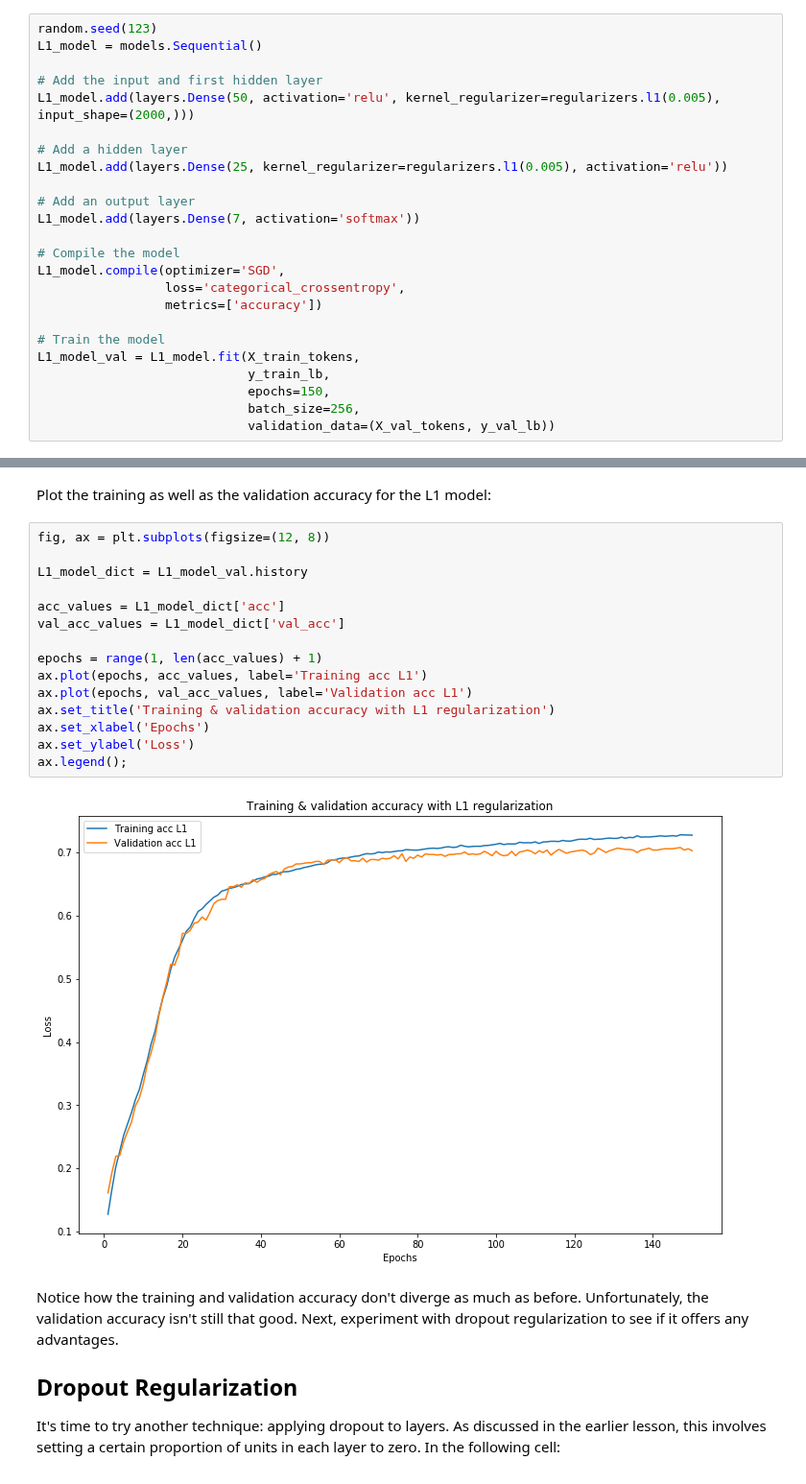
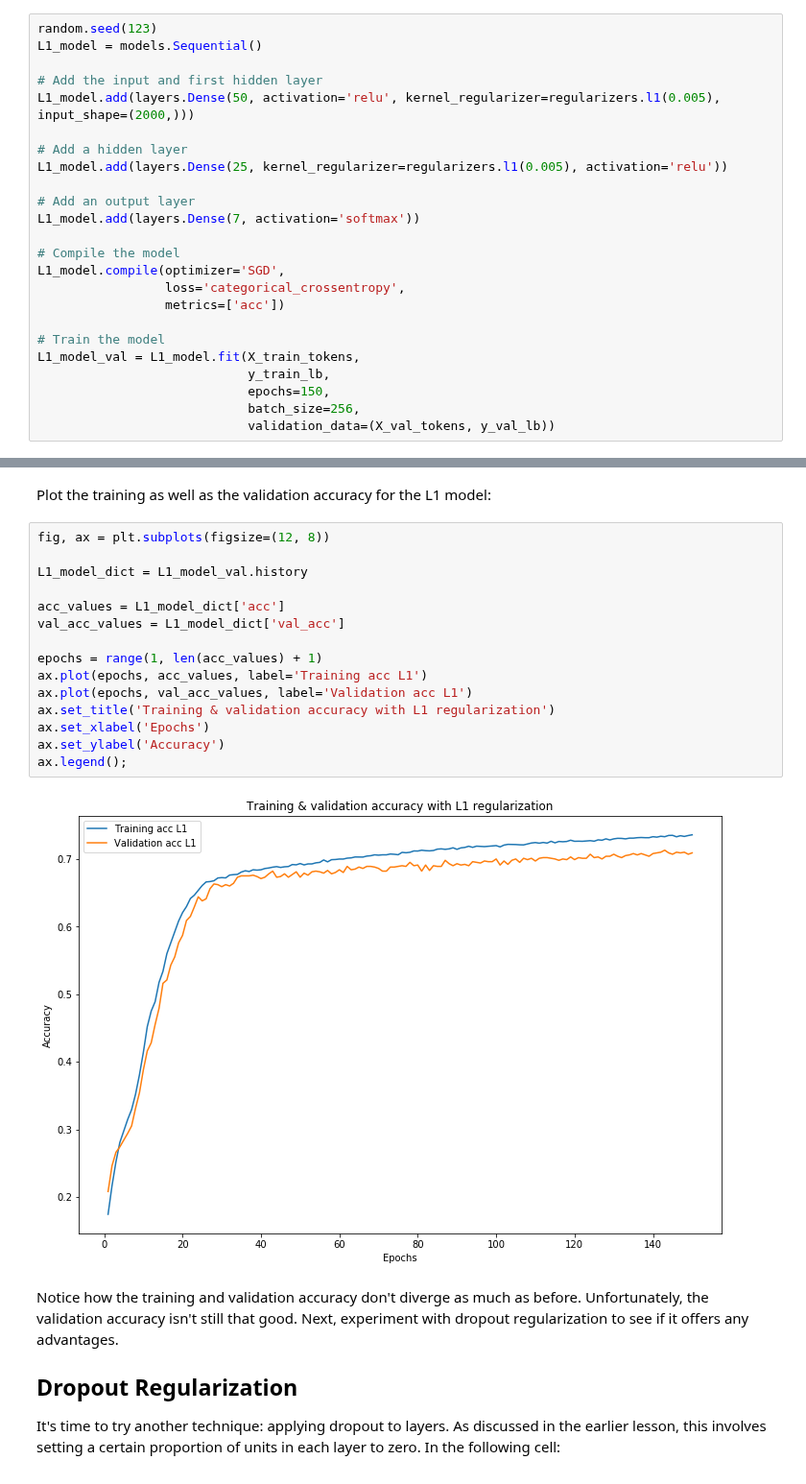
Before and after one commit to learn-co-curriculum/dsc-tuning-neural-networks-with-regularization-lab-v2-1, a Jupyter notebook: index.ipynb, the cells around one changed output, grey strips where cells are left out. Shown at 96% size. Cells and saved outputs as stored; diff of their text form.

```diff
--- a/index.ipynb
+++ b/index.ipynb
@@ -446,7 +434,7 @@ L1_model.add(layers.Dense(7, activation='softmax'))
 # Compile the model
 L1_model.compile(optimizer='SGD',
                  loss='categorical_crossentropy',
-                 metrics=['accuracy'])
+                 metrics=['acc'])
 
 # Train the model
 L1_model_val = L1_model.fit(X_train_tokens,
@@ -477,20 +465,20 @@ Plot the training as well as the validation accuracy for the L1 model:
 # %%
 fig, ax = plt.subplots(figsize=(12, 8))
 
 L1_model_dict = L1_model_val.history
 
 acc_values = L1_model_dict['acc']
 val_acc_values = L1_model_dict['val_acc']
 
 epochs = range(1, len(acc_values) + 1)
 ax.plot(epochs, acc_values, label='Training acc L1')
 ax.plot(epochs, val_acc_values, label='Validation acc L1')
 ax.set_title('Training & validation accuracy with L1 regularization')
 ax.set_xlabel('Epochs')
-ax.set_ylabel('Loss')
+ax.set_ylabel('Accuracy')
 ax.legend();
 # %% [output]
-[figure, old version]
+[figure, new version]
 # %% [markdown]
 Notice how the training and validation accuracy don't diverge as much as before. Unfortunately, the validation accuracy isn't still that good. Next, experiment with dropout regularization to see if it offers any advantages.
 
```
Also changed, not shown: parts of 19 cells of this notebook, 6 other files.
